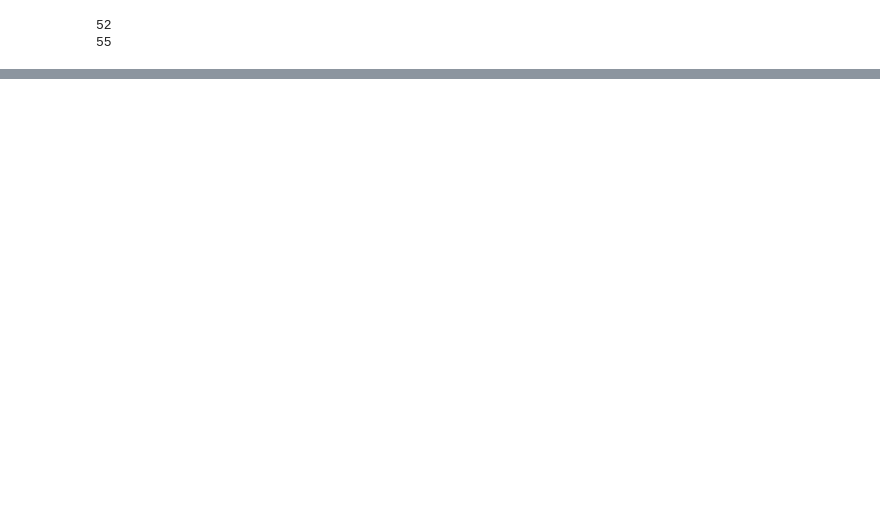
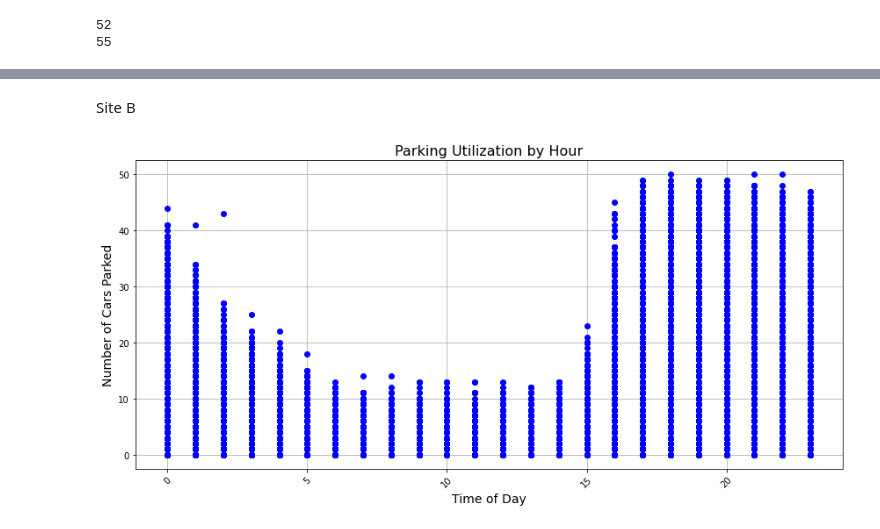
Before and after one commit to Vigro08/AA-Team-Assignment, a Jupyter notebook: Tasks/04_Predictive_Analysis.ipynb, the cells around one changed output, grey strips where cells are left out. Cells and saved outputs as stored; diff of their text form; code cells hidden in the pictures; blank space fills up the shorter version.

```diff
--- a/Tasks/04_Predictive_Analysis.ipynb
+++ b/Tasks/04_Predictive_Analysis.ipynb
@@ -166 +154,19 @@ plt.show()
+# %% [markdown]
+Site B
+# %%
+plt.figure(figsize=(12, 6))
+plt.plot(utilization_b['time'], utilization_b['utilization'], marker='o', linestyle='', color='b')
+
+# Formatting the plot
+plt.title('Parking Utilization by Hour', fontsize=16)
+plt.xlabel('Time of Day', fontsize=14)
+plt.ylabel('Number of Cars Parked', fontsize=14)
+plt.xticks(rotation=45)
+plt.grid(True)
+plt.tight_layout()
+
+# Show the plot
+plt.show()
+# %% [output]
+[figure, added]
 # %%
```
Also changed, not shown: parts of 8 cells of this notebook.
